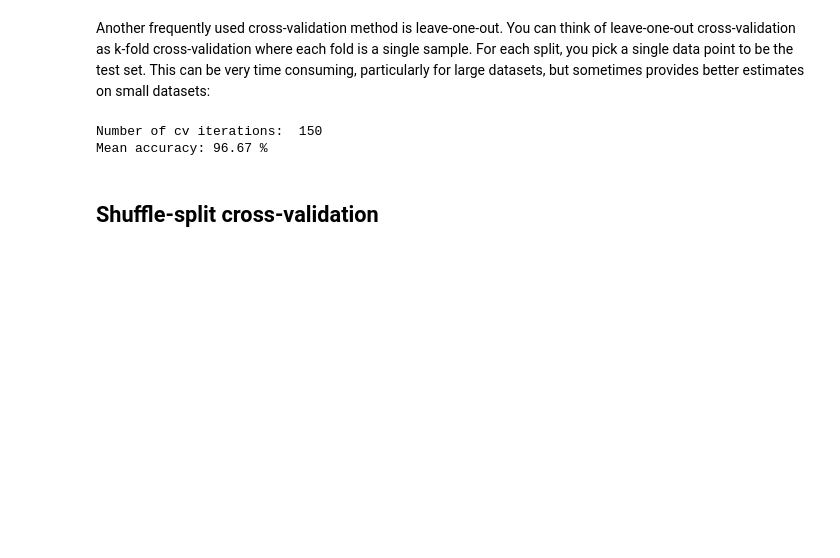
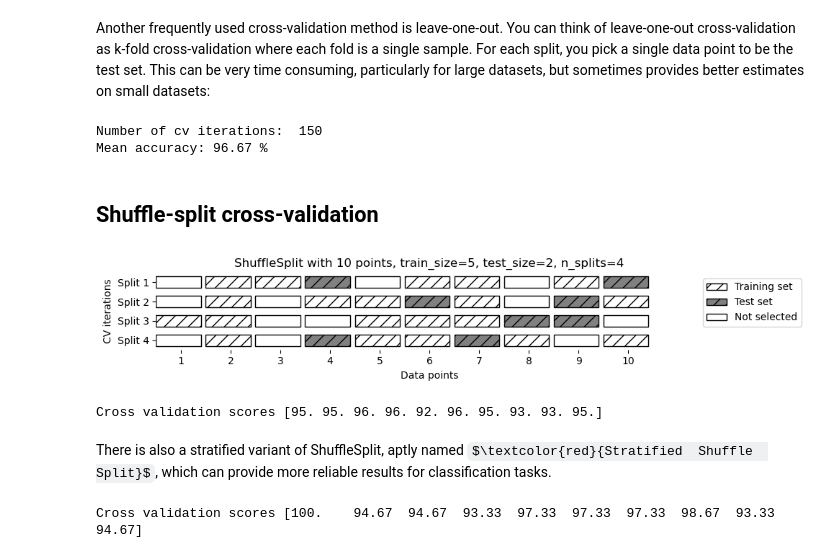
Before and after one commit to WilcoJohn/Progress-ML, a Jupyter notebook: CHP5-ModelEvaluation&Improvement/5.1CrossValidaiton.ipynb, the cells around one changed output. Saved outputs shown, nothing was run; the diff lists cells and outputs as text; code cells hidden in the pictures; some formulas as TeX source; blank space fills up the shorter version.

```diff
--- a/CHP5-ModelEvaluation&Improvement/5.1CrossValidaiton.ipynb
+++ b/CHP5-ModelEvaluation&Improvement/5.1CrossValidaiton.ipynb
@@ -115,3 +115,23 @@ Number of cv iterations:  150
 Mean accuracy: 96.67 %
 # %% [markdown]
 ## Shuffle-split cross-validation
+# %%
+mglearn.plots.plot_shuffle_split();
+# %% [output]
+[figure, added]
+# %%
+shuffle_split = sklearn.model_selection.ShuffleSplit(test_size=.5, train_size=.5, n_splits=10);
+scores = sklearn.model_selection.cross_val_score(logreg, iris.data, iris.target, cv=shuffle_split);
+
+print("Cross validation scores {}".format(numpy.round(scores*100)));
+# %% [output]
+Cross validation scores [95. 95. 96. 96. 92. 96. 95. 93. 93. 95.]
+# %% [markdown]
+There is also a stratified variant of ShuffleSplit, aptly named $\textcolor{red}{Stratified  Shuffle  Split}$, which can provide more reliable results for classification tasks.
+# %%
+shuffle_split = sklearn.model_selection.StratifiedShuffleSplit(test_size=.5, train_size=.5, n_splits=10);
+scores = sklearn.model_selection.cross_val_score(logreg, iris.data, iris.target, cv=shuffle_split);
+
+print("Cross validation scores {}".format(numpy.round(scores*100,2)));
+# %% [output]
+Cross validation scores [100.    94.67  94.67  93.33  97.33  97.33  97.33  98.67  93.33  94.67]
```
Also changed, not shown: parts of 6 cells of this notebook, 1 other file.
